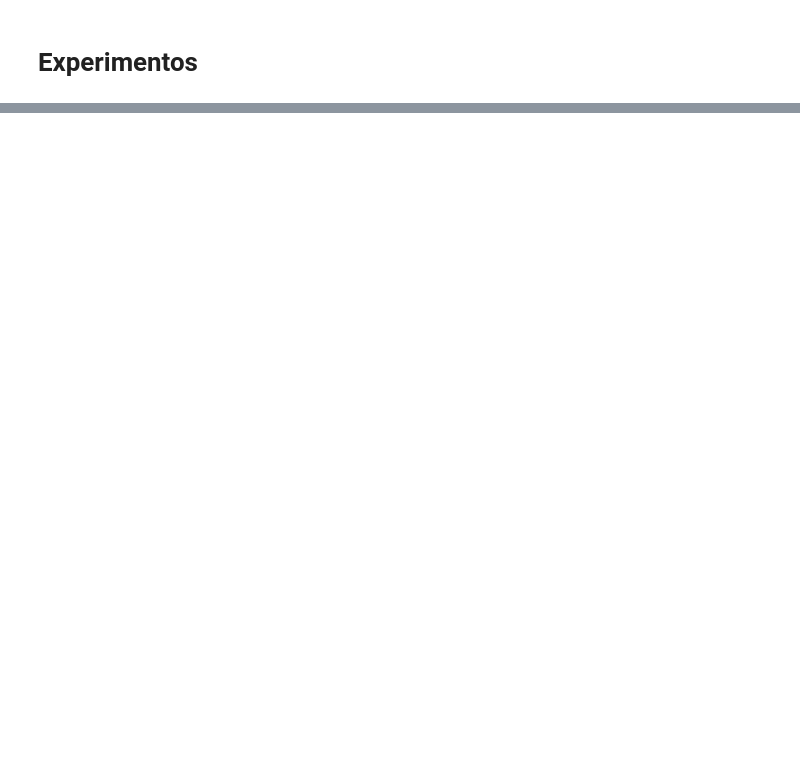
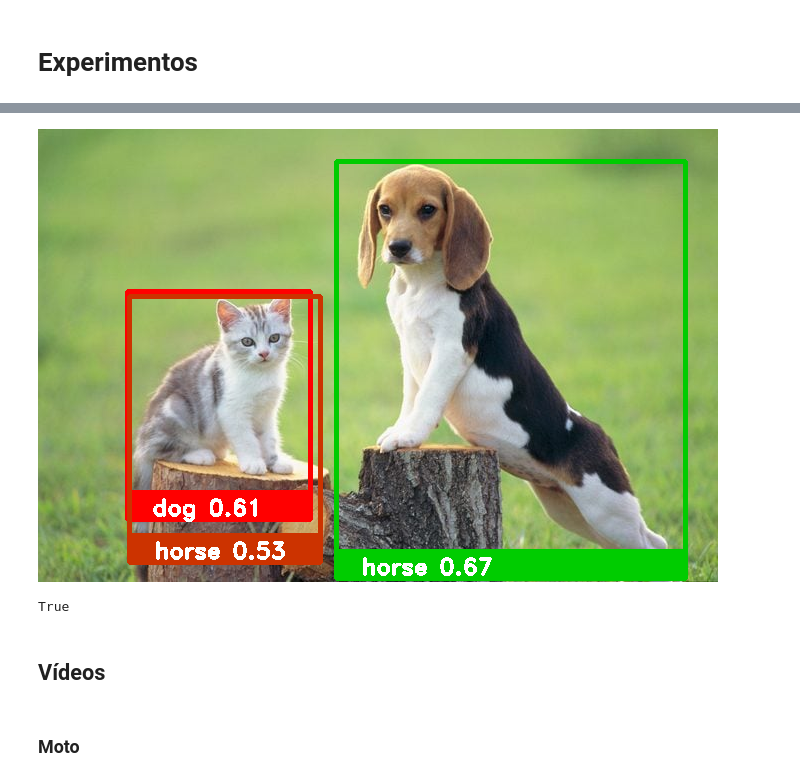
Before and after one commit to jytaloramon/vc-2023-object-detection, a Jupyter notebook: object-detection-colab.ipynb, the cells around one changed output, grey strips where cells are left out. Saved outputs shown, nothing was run; the diff lists cells and outputs as text; code cells hidden in the pictures; blank space fills up the shorter version.

```diff
--- a/object-detection-colab.ipynb
+++ b/object-detection-colab.ipynb
@@ -349,0 +572,14 @@ plt.imshow(cv2.cvtColor(img_mod, cv2.COLOR_BGR2RGB))
+# %%
+img_animals_mod_common = builder_common.get_new_matrix(frame_animals)
+
+cv2_imshow(img_animals_mod_common)
+# %% [output]
+[figure, added]
+# %%
+# Save
+
+cv2.imwrite(f'{dir_test_output}/animals-common.png', img_animals_mod_common)
+# %% [output]
+True
+# %% [markdown]
+## Vídeos
@@ -349,0 +588,2 @@ plt.imshow(cv2.cvtColor(img_mod, cv2.COLOR_BGR2RGB))
+# %% [markdown]
+### Moto
```
Also changed, not shown: parts of 67 cells of this notebook.
